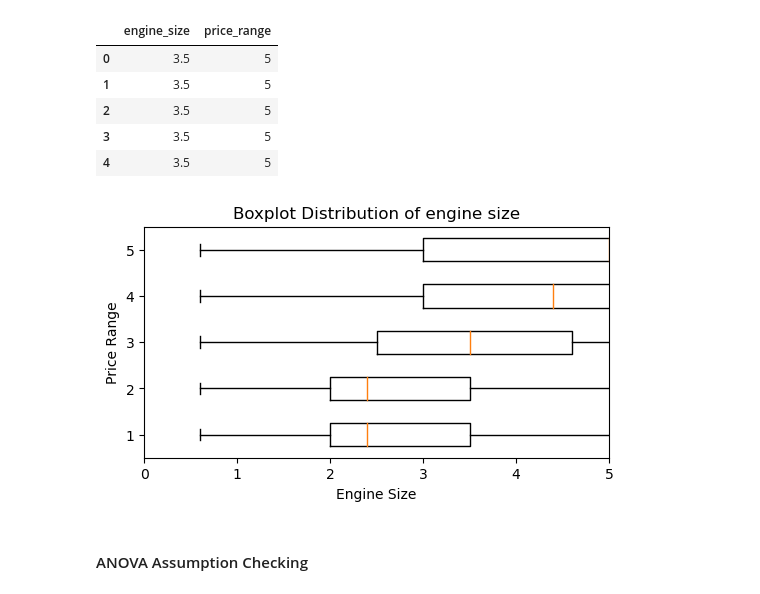
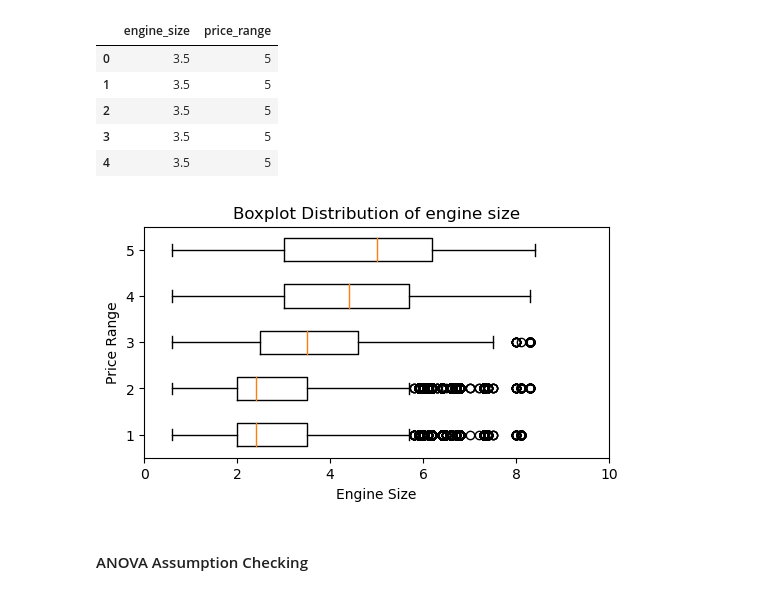
Before and after one commit to anthonynamnam/brainstation_capstone, a Jupyter notebook: Notebooks/exploratory-data-analysis.ipynb, the cells around one changed output. Cells and saved outputs as stored; diff of their text form; code cells hidden in the pictures.

```diff
--- a/Notebooks/exploratory-data-analysis.ipynb
+++ b/Notebooks/exploratory-data-analysis.ipynb
@@ -957,6 +957,10 @@ PROCESSED_COL_DTYPE = {
 df = pd.read_parquet(path = "data/processed-data.parquet",
                      columns = PROCESSED_COL_DTYPE)
 df.reset_index(drop = True, inplace=True)
+
+if "encoded_df" not in locals():
+    encoded_df = df
+    encoded_df["log_miles"] = np.log(encoded_df["miles"]+1)
 # %% [markdown]
 #### Sanity Check on Cleaned Data
 # %%
@@ -1847,19 +1850,19 @@ temp_df.head()
 # %%
 plt.figure(figsize = (6,3))
 for p in set(temp_df["price_range"]):
     sub_df = temp_df[temp_df["price_range"] == p]
     plt.boxplot(x = sub_df["engine_size"],vert = False,positions = [p],widths = 0.5)
 
 # Title & Axis
 plt.title("Boxplot Distribution of engine size")
 plt.ylabel("Price Range")
 plt.xlabel("Engine Size")
 
 # Show
-plt.xlim([0,5])
+plt.xlim([0,10])
 plt.show()
 # %% [output]
-[figure, old version]
+[figure, new version]
 # %% [markdown]
 #### ANOVA Assumption Checking
 # %% [markdown]
```
Also changed, not shown: parts of 10 cells of this notebook, 1 other file.
